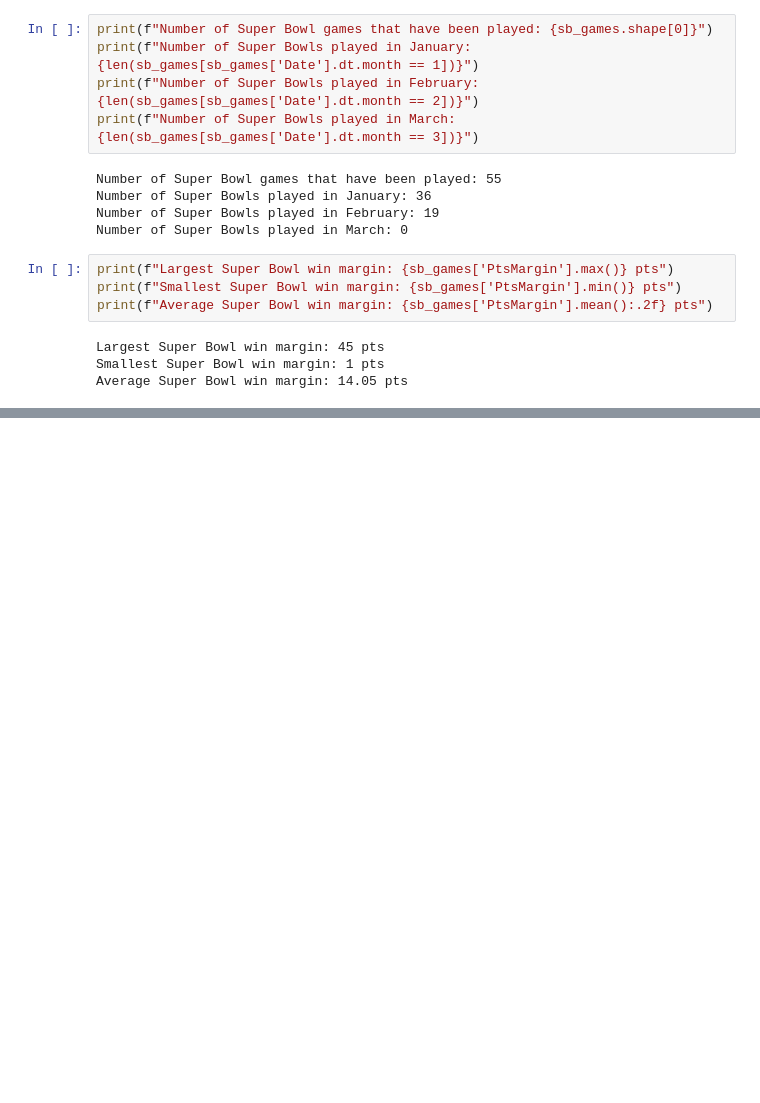
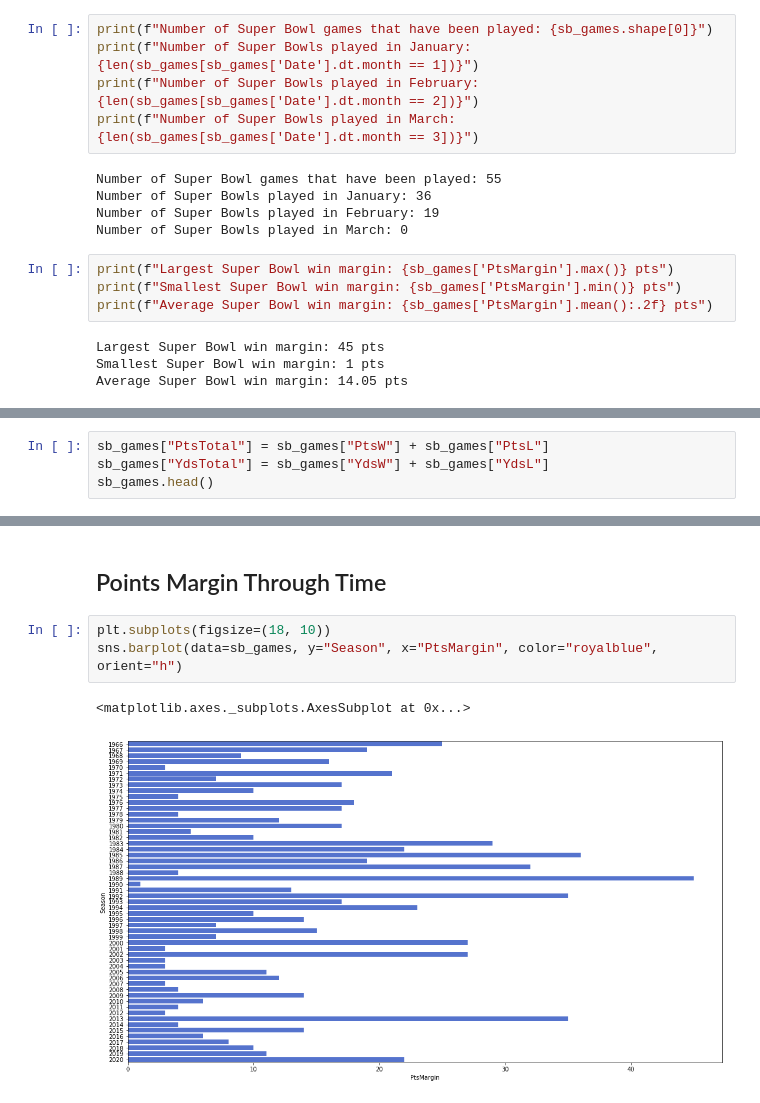
Before and after one commit to alessiomorteo/NFL, a Jupyter notebook: NFL_Match_Data_SuperBowl_History.ipynb, the cells around one changed output, grey strips where cells are left out. Drawn from its saved outputs; the diff is of its cells as text; blank space fills up the shorter version.

```diff
--- a/NFL_Match_Data_SuperBowl_History.ipynb
+++ b/NFL_Match_Data_SuperBowl_History.ipynb
@@ -37,0 +31,4 @@ sb_games.head()
+# %%
+sb_games["PtsTotal"] = sb_games["PtsW"] + sb_games["PtsL"]
+sb_games["YdsTotal"] = sb_games["YdsW"] + sb_games["YdsL"]
+sb_games.head()
@@ -37,0 +42,8 @@ sb_games.head()
+# %% [markdown]
+## Points Margin Through Time
+# %%
+plt.subplots(figsize=(18, 10))
+sns.barplot(data=sb_games, y="Season", x="PtsMargin", color="royalblue", orient="h")
+# %% [output]
+<matplotlib.axes._subplots.AxesSubplot at 0x...>
+[figure, added]
```
Also changed, not shown: parts of 19 cells of this notebook.
